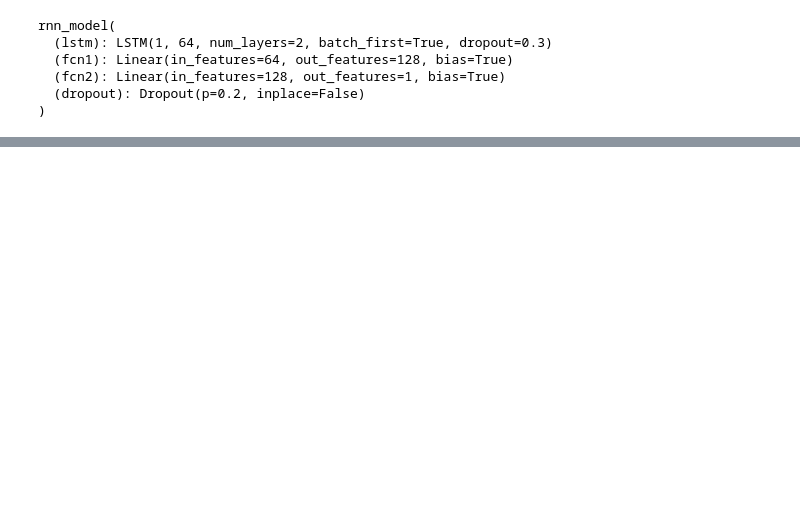
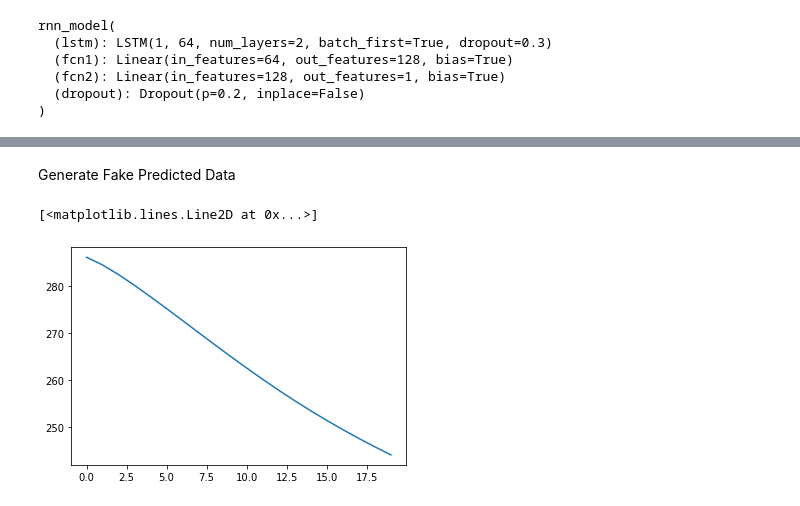
Before and after one commit to pwetherbee/rnn-for-trading, a Jupyter notebook: Ethereum Price Regression Using Deep RNN.ipynb, the cells around one changed output, grey strips where cells are left out. Drawn from its saved outputs; the diff is of its cells as text; code cells hidden in the pictures; blank space fills up the shorter version.

```diff
--- a/Ethereum Price Regression Using Deep RNN.ipynb
+++ b/Ethereum Price Regression Using Deep RNN.ipynb
@@ -282,0 +354,27 @@ NameError: name 'test_h' is not defined
+# %%
+indicator_data = []
+ahead = 5
+for i in range(seq_len, prices.size-ahead):
+    future_trend = prices[i + ahead] - prices[i]
+    future_trend = int(future_trend > 0) #convert to 1 bit integer representing increase or decrease trend
+    indicator_data.append((prices[i-seq_len:i], future_trend))
+random.shuffle(indicator_data)
+# %%
+rnn.eval()
+n=1000
+correct = 0
+hid = rnn.init_hidden(batch_size)
+for sequence in indicator_data[:n]:
+    tmp = sequence[0]
+    labels = sequence[1]
+    for i in range(ahead):
+        inputs = conv_list(tmp, True)
+        inputs = inputs.cuda()
+        output, hid = rnn(inputs, hid)
+        tmp = np.append(tmp[1:],output.item())
+    pred_trend = int(output.item() - sequence[0][-1] > 0)
+    if pred_trend == labels:
+        correct += 1
+print('Accuracy is: ', 100*correct / n, '%')
+
+rnn.train()
@@ -282,0 +389,19 @@ NameError: name 'test_h' is not defined
+# %% [markdown]
+Generate Fake Predicted Data
+# %%
+rnn.eval()
+hid = rnn.init_hidden(batch_size)
+seed = 25000
+tmp = prices[seed:seed+seq_len]
+fake_prices = []
+for i in range(20):
+        inputs = conv_list(tmp, True)
+        inputs = inputs.cuda()
+        output, hid = rnn(inputs, hid)
+        tmp = np.append(tmp[1:],output.item())
+        fake_prices.append(output.item())
+# %%
+plt.plot(fake_prices)
+# %% [output]
+[<matplotlib.lines.Line2D at 0x...>]
+[figure, added]
```
Also changed, not shown: parts of 24 cells of this notebook.
